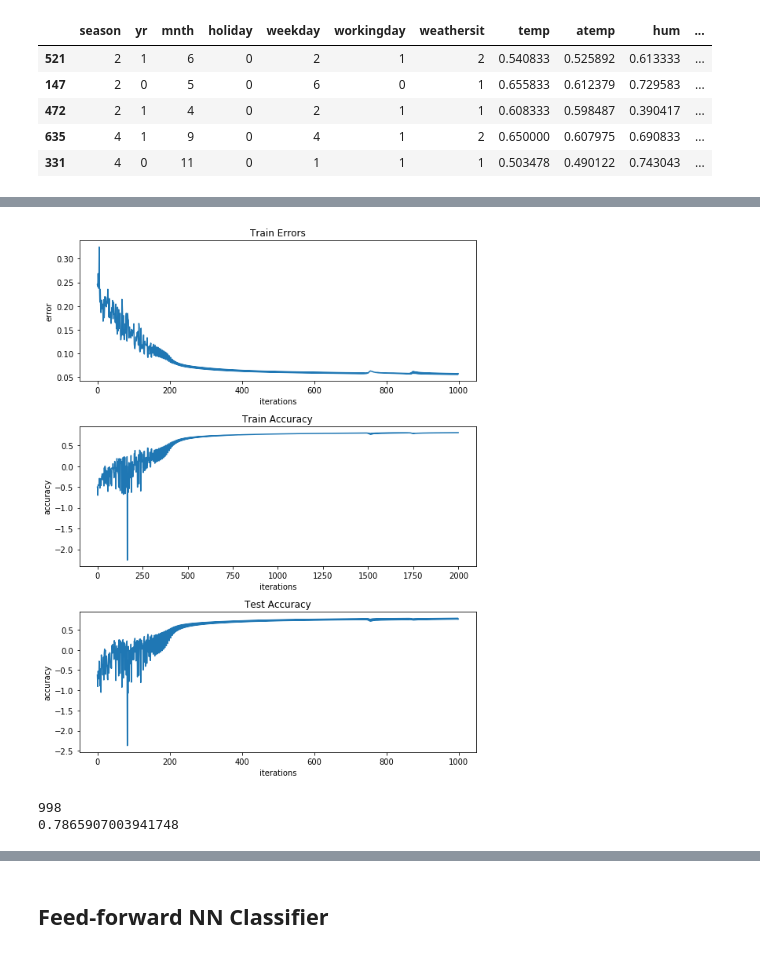
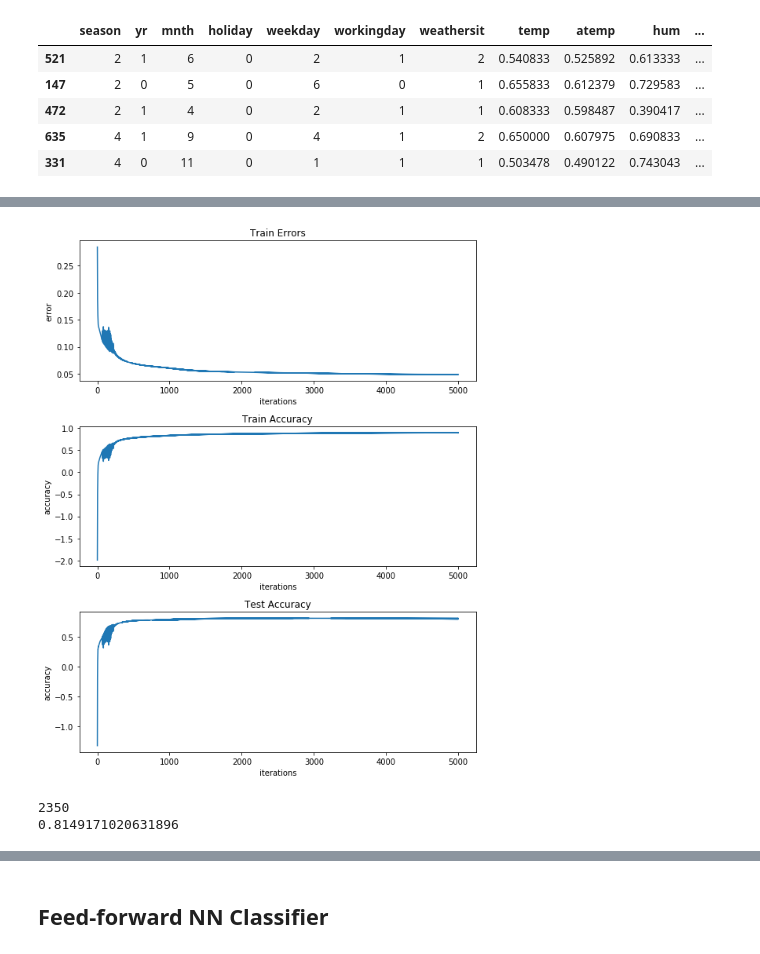
Before and after one commit to PrinceJavier/ML_Models, a Jupyter notebook: ML Models/Manually-coded NN.ipynb, the cells around one changed output, grey strips where cells are left out. Saved outputs shown, nothing was run; the diff lists cells and outputs as text; code cells hidden in the pictures.

```diff
--- a/ML Models/Manually-coded NN.ipynb
+++ b/ML Models/Manually-coded NN.ipynb
@@ -213,16 +257,18 @@ class NN():
 # %%
 X_train2 = X_train.iloc[:, ]
 y_train2 = y_train.iloc[:].values.reshape(-1, 1)
+y_test2 = y_test.iloc[:].values.reshape(-1, 1)
 nodes = [11, 14, 14, 1]
 
 
-NN_ = NN('regressor',
-        X_train2, y_train2,
-         X_test, y_test,
-         num_hidden_layers = 2,
-         nodes=nodes,
-         learning_rate=(0.01, 0.001, 0.001),
-         activation=('linear', 'sin', 'sigmoid','sigmoid'))
+NN_ = NN(
+    X_train2, y_train2,
+    X_test, y_test2,
+    'regressor',
+    num_hidden_layers=2,
+    nodes=nodes,
+    learning_rate=(0.01, 0.001, 0.001),
+    activation=('linear', 'sin', 'sigmoid', 'sigmoid'))
 # %%
 NN_.feed_forward(5000)
 # %% [output]
@@ -240,31 +286,31 @@ done training
 # %%
 # import matplotlib.pyplot as plt
 f, ax = plt.subplots(3, 1, figsize=(8,10))
 ax[0].plot(NN_.train_errors)
 ax[0].set_title('Train Errors')
 ax[0].set_xlabel('iterations')
 ax[0].set_ylabel('error')
 
-ax[1].plot(NN_.train_accs)
+ax[1].plot(NN_.train_r2)
 ax[1].set_title('Train Accuracy')
 ax[1].set_xlabel('iterations')
 ax[1].set_ylabel('accuracy')
 
-ax[2].plot(NN_.test_accs)
+ax[2].plot(NN_.test_r2)
 ax[2].set_title('Test Accuracy')
 ax[2].set_xlabel('iterations')
 ax[2].set_ylabel('accuracy')
 
 plt.tight_layout()
 # %% [output]
-[figure, old version]
+[figure, new version]
 # %%
 # MAX TEST ACCURACY
-print(np.argmax(NN_.test_accs))
-print(max(NN_.test_accs))
+print(np.argmax(NN_.test_r2))
+print(max(NN_.test_r2))
 # %% [output]
-998
-0.7865907003941748
+2350
+0.8149171020631896
 # %%
 r2_score(NN_.predict(X_test), y_test)
 # %% [output]
```
Also changed, not shown: parts of 3 cells of this notebook.
